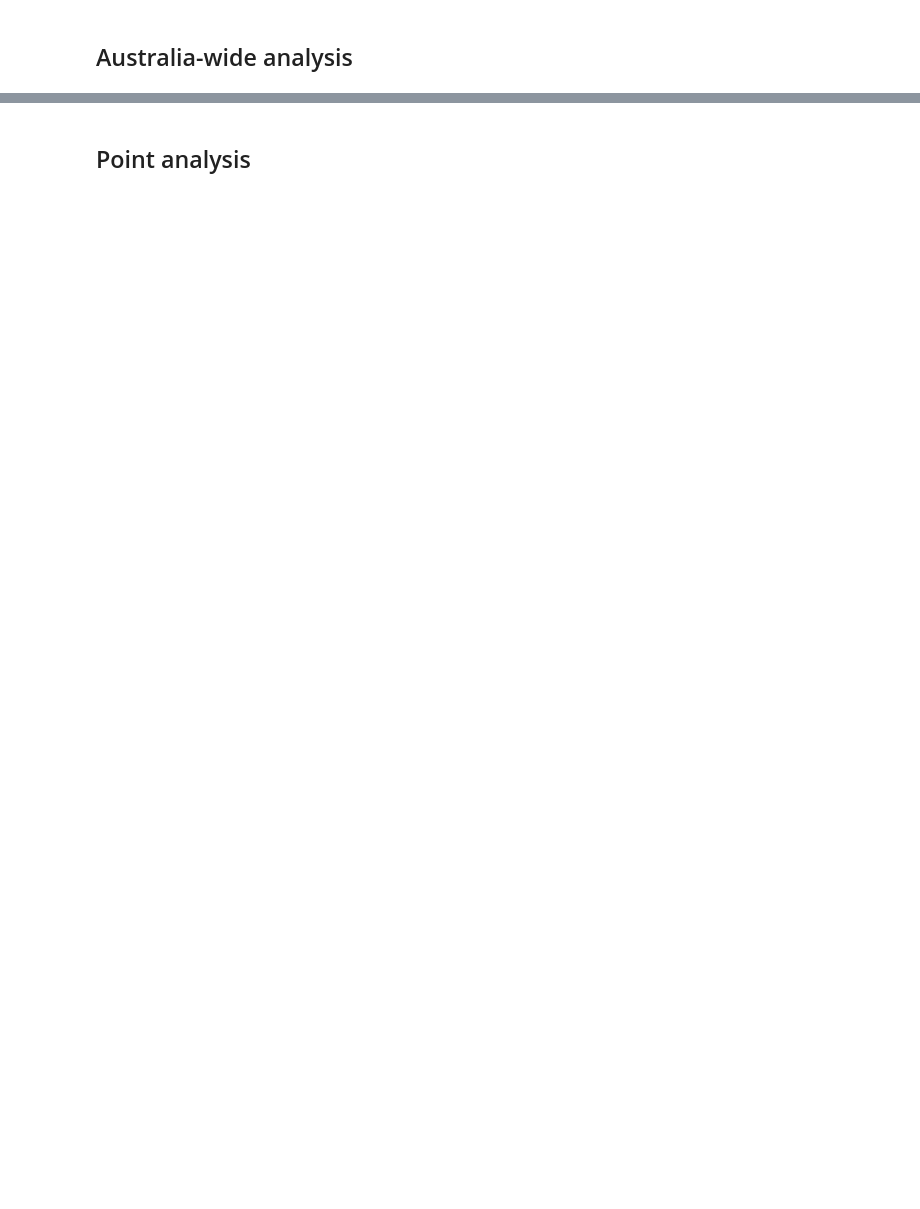
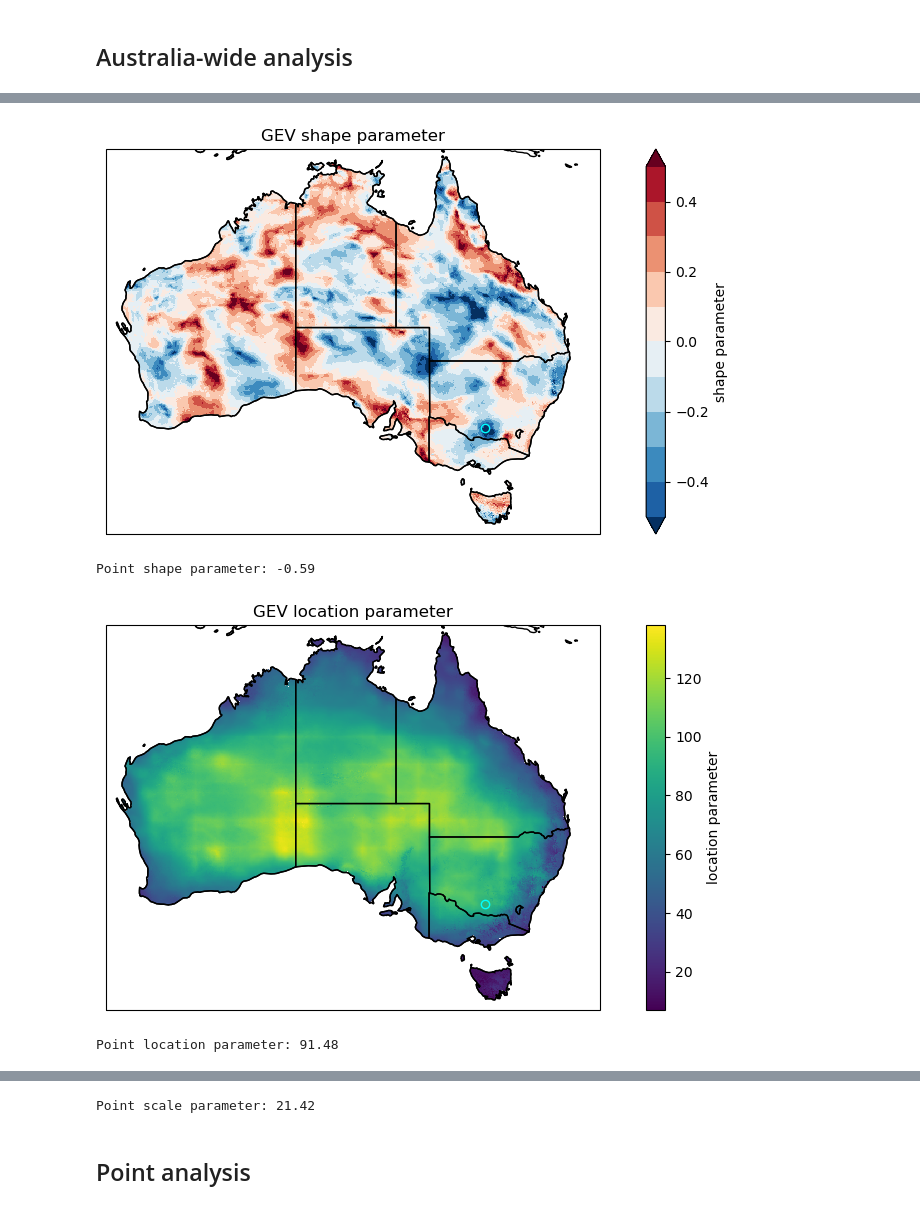
Before and after one commit to climate-innovation-hub/frequency-analysis, a Jupyter notebook: examples/hot_spot.ipynb, the cells around one changed output, grey strips where cells are left out. Drawn from its saved outputs; the diff is of its cells as text; code cells hidden in the pictures; blank space fills up the shorter version.

```diff
--- a/examples/hot_spot.ipynb
+++ b/examples/hot_spot.ipynb
@@ -130,28 +138,43 @@ if data_files:
 # %%
 if os.path.isfile(param_file):
     ds_ari_params = xr.open_dataset(param_file)
+
+    da_shape = ds_ari_params[ari_var].sel({'dparams': 'c'})
     plot_aus(
-        ds_ari_params[ari_var].sel({'dparams': 'c'}),
+        da_shape,
         'GEV shape parameter',
         outfile=shape_plot,
         levels=np.arange(-0.5, 0.51, 0.1),
         extend='both',
         clabel='shape parameter',
         point=[lon, lat],
     )
+    point_shape = da_shape.sel({'lat': lat, 'lon': lon}, method='nearest', drop=True).values
+    print(f'Point shape parameter: {point_shape:.2f}')
 
+    da_location = ds_ari_params[ari_var].sel({'dparams': 'loc'})
     plot_aus(
-        ds_ari_params[ari_var].sel({'dparams': 'loc'}),
+        da_location,
         'GEV location parameter',
         outfile=location_plot,
         clabel='location parameter',
         point=[lon, lat],
     )
+    point_location = da_location.sel({'lat': lat, 'lon': lon}, method='nearest', drop=True).values
+    print(f'Point location parameter: {point_location:.2f}')
 
+    da_scale = ds_ari_params[ari_var].sel({'dparams': 'scale'})
     plot_aus(
-        ds_ari_params[ari_var].sel({'dparams': 'scale'}),
+        da_scale,
         'GEV scale parameter',
         outfile=scale_plot,
         clabel='scale parameter',
         point=[lon, lat],
     )
+    point_scale = da_scale.sel({'lat': lat, 'lon': lon}, method='nearest', drop=True).values
+    print(f'Point scale parameter: {point_scale:.2f}')
+# %% [output]
+[figure, added]
+Point shape parameter: -0.59
+[figure, added]
+Point location parameter: 91.48
@@ -158,3 +182,4 @@ if os.path.isfile(param_file):
+Point scale parameter: 21.42
 # %% [markdown]
 ## Point analysis
 # %%
```
Also changed, not shown: parts of 6 cells of this notebook, 1 other file.
